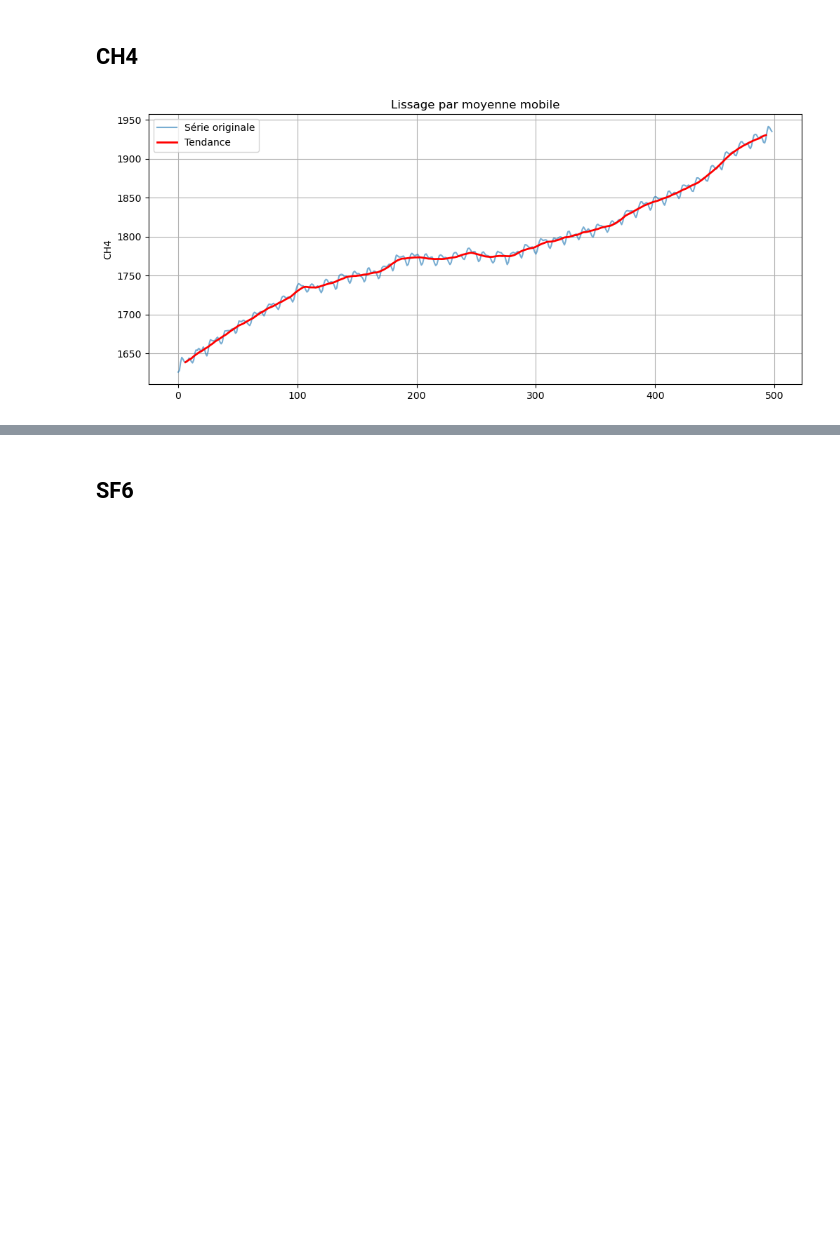
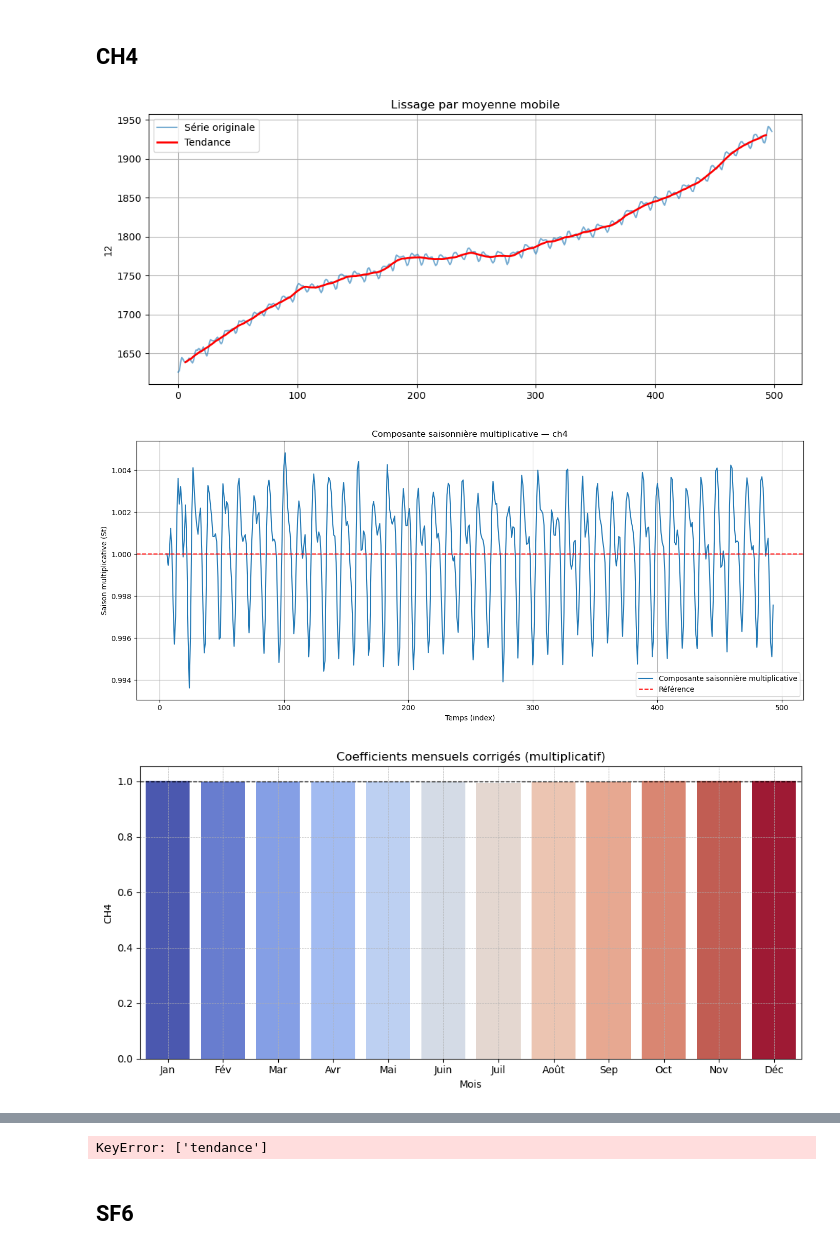
Before and after one commit to AxelGiovannai/Stat_Project, a Jupyter notebook: notebook1.ipynb, the cells around one changed output, grey strips where cells are left out. Saved outputs shown, nothing was run; the diff lists cells and outputs as text; code cells hidden in the pictures; blank space fills up the shorter version.

```diff
--- a/notebook1.ipynb
+++ b/notebook1.ipynb
@@ -396,0 +442,6 @@ def composante_saisonniere_multiplicative(dataframe):
+# %%
+def corriger_variation_saisonniere(dataframe, coefficients_corriges):
+    dataframe_corrigee = dataframe.copy()
+    dataframe_corrigee["coefficient_corrige"] = dataframe_corrigee["month"].map(coefficients_corriges)
+    dataframe_corrigee["corrige"] = dataframe_corrigee["average"] / dataframe_corrigee["coefficient_corrige"]
+    return dataframe_corrigee
@@ -397,9 +467,44 @@ def composante_saisonniere_multiplicative(dataframe):
+# %%
+def prevision_multiplicative(dataframe, a, b, coefficients_mensuels_corriges, nb_mois):
+    x_last = dataframe.index[-1]
+    previsions = []
+    for i in range(1, nb_mois + 1):
+        t_futur = x_last + i
+        mois_futur = (t_futur - 1) % 12 + 1
+        tendance = a * t_futur + b
+        saison_corrigee = coefficients_mensuels_corriges[mois_futur]
+        valeur_prevue = tendance * saison_corrigee
+        previsions.append((t_futur, mois_futur, valeur_prevue))
+    return pd.DataFrame(previsions, columns=["t", "month", "prevision"])
+# %%
+def afficher_previsions(df_previsions):
+    plt.figure(figsize=(12, 6))
+    sns.lineplot(data=df_previsions, x="t", y="prevision", marker="o", label="Prévisions")
+    plt.title("Prévisions sur 24 mois - Modèle multiplicatif")
+    plt.xlabel("t")
+    plt.ylabel("Prévision")
+    plt.grid(True)
+    plt.show()
 # %% [markdown]
 ## CH4
 # %%
+lisser_ch4 = lisser_serie_multiplicatif(df_ch4,12)
+afficher_lisser_serie_multiplicatif(lisser_ch4,12)
 
-df_ch4.drop(columns = ['tendance','saison_multiplicative'])
-lisser_ch4 = lisser_serie_multiplicatif(df_ch4,12)
-afficher_lisser_serie_multiplicatif(lisser_ch4,"CH4")
+multiplicative = composante_saisonniere_multiplicative(lisser_ch4)
+afficher_saison_multiplicative(multiplicative,"ch4")
+
+coefficient_mensuel_multiplicatif_ch4 = calculer_coefficient_mensuel_multiplicatif(multiplicative)
+affichage_coefficients_mensuels_corige_6(coefficient_mensuel_multiplicatif_ch4,"CH4")
+
+corrige_ch4 = corriger_variation_saisonniere(df_ch4,coefficient_mensuel_multiplicatif_ch4)
+afficher_serie_corrigee(corrige_ch4)
+
+
+a,b = regression_tendance(corrige_ch4)
+prevision_multiplicative_ch4 = prevision_multiplicative(df_ch4,a,b,coefficient_mensuel_multiplicatif_ch4,24)
+afficher_previsions(prevision_multiplicative_ch4)
 # %% [output]
 [figure]
+[figure, added]
+[figure, added]
@@ -406,3 +512,4 @@ afficher_lisser_serie_multiplicatif(lisser_ch4,"CH4")
+KeyError: ['tendance']
 # %% [markdown]
 ## SF6
 # %% [markdown]
```
Also changed, not shown: parts of 8 cells of this notebook.
